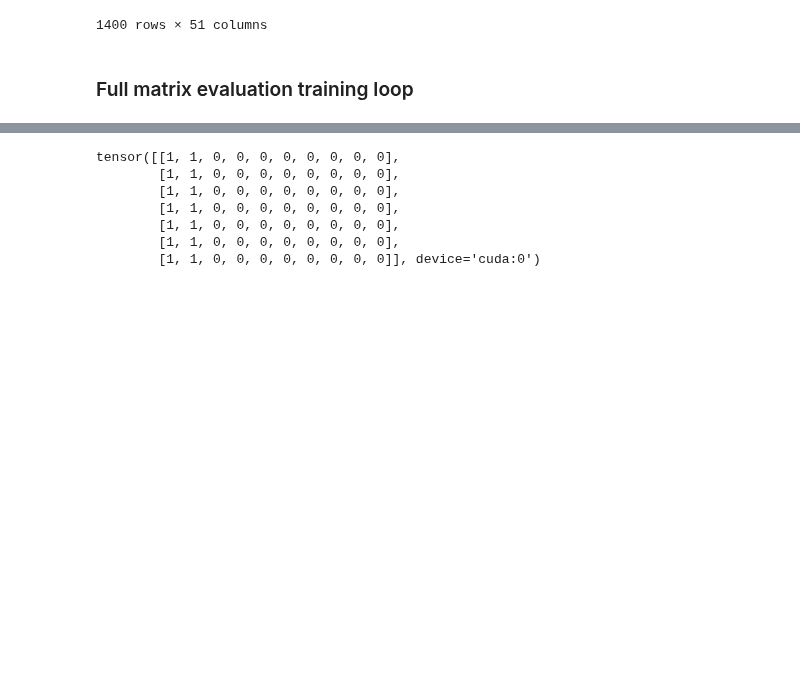
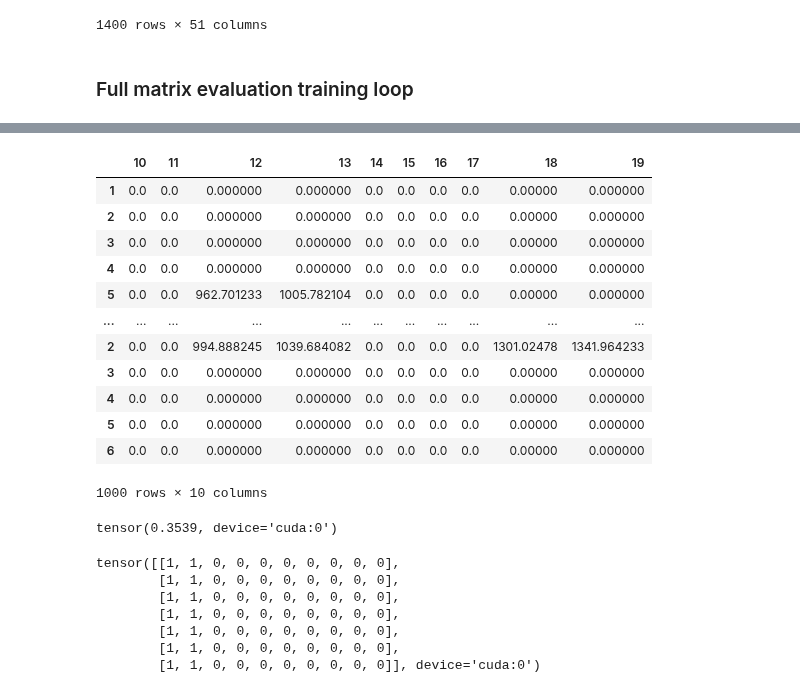
Before and after one commit to andriysinclair/GANS4MOBILITY, a Jupyter notebook: before_duration.ipynb, the cells around one changed output, grey strips where cells are left out. Drawn from its saved outputs; the diff is of its cells as text; code cells hidden in the pictures; blank space fills up the shorter version.

```diff
--- a/before_duration.ipynb
+++ b/before_duration.ipynb
@@ -841,7 +794,7 @@ optimizer = torch.optim.Adam(rnn_model.parameters(), lr=0.0005)
 
 epochs = 1
 seq_length = 7
-i_to_loop = 200
+i_to_loop = 3
 
 c1_penalty_weight = 0.05
 c2_penalty_weight = 0
@@ -883,6 +836,10 @@ for epochi in range(epochs):
 
         travel_diary = X[individual_i, :, 0, :].unsqueeze(1).to(torch.float32)
         logging.debug(travel_diary.shape)
+
+        features_constant_a = X[individual_i, :, 0, 74:].unsqueeze(1).to(torch.float32)
+        features_constant_b = X[individual_i, :, 0, 76:].unsqueeze(1).to(torch.float32)
+        features_time = X[individual_i, 7:, 0, 74:75].unsqueeze(1).to(torch.float32)
 
         features = X[individual_i, :, 0, 50:].unsqueeze(1).to(torch.float32)
 
@@ -1554,3 +1483,23 @@ full_df
+# %%
+full_df.iloc[41000:,10:20]
+# %% [output]
+|  | 10 | 11 | 12 | 13 | 14 | 15 | 16 | 17 | 18 | 19 |
+| 1 | 0.0 | 0.0 | 0.000000 | 0.000000 | 0.0 | 0.0 | 0.0 | 0.0 | 0.00000 | 0.000000 |
+| 2 | 0.0 | 0.0 | 0.000000 | 0.000000 | 0.0 | 0.0 | 0.0 | 0.0 | 0.00000 | 0.000000 |
+| 3 | 0.0 | 0.0 | 0.000000 | 0.000000 | 0.0 | 0.0 | 0.0 | 0.0 | 0.00000 | 0.000000 |
+| 4 | 0.0 | 0.0 | 0.000000 | 0.000000 | 0.0 | 0.0 | 0.0 | 0.0 | 0.00000 | 0.000000 |
+| 5 | 0.0 | 0.0 | 962.701233 | 1005.782104 | 0.0 | 0.0 | 0.0 | 0.0 | 0.00000 | 0.000000 |
+| ... | ... | ... | ... | ... | ... | ... | ... | ... | ... | ... |
+| 2 | 0.0 | 0.0 | 994.888245 | 1039.684082 | 0.0 | 0.0 | 0.0 | 0.0 | 1301.02478 | 1341.964233 |
+| 3 | 0.0 | 0.0 | 0.000000 | 0.000000 | 0.0 | 0.0 | 0.0 | 0.0 | 0.00000 | 0.000000 |
+| 4 | 0.0 | 0.0 | 0.000000 | 0.000000 | 0.0 | 0.0 | 0.0 | 0.0 | 0.00000 | 0.000000 |
+| 5 | 0.0 | 0.0 | 0.000000 | 0.000000 | 0.0 | 0.0 | 0.0 | 0.0 | 0.00000 | 0.000000 |
+| 6 | 0.0 | 0.0 | 0.000000 | 0.000000 | 0.0 | 0.0 | 0.0 | 0.0 | 0.00000 | 0.000000 |
+1000 rows × 10 columns
+# %%
+y_distance.mean()
+# %% [output]
+tensor(0.3539, device='cuda:0')
 # %%
 purpouse_for_show
 # %% [output]
```
Also changed, not shown: parts of 14 cells of this notebook.
